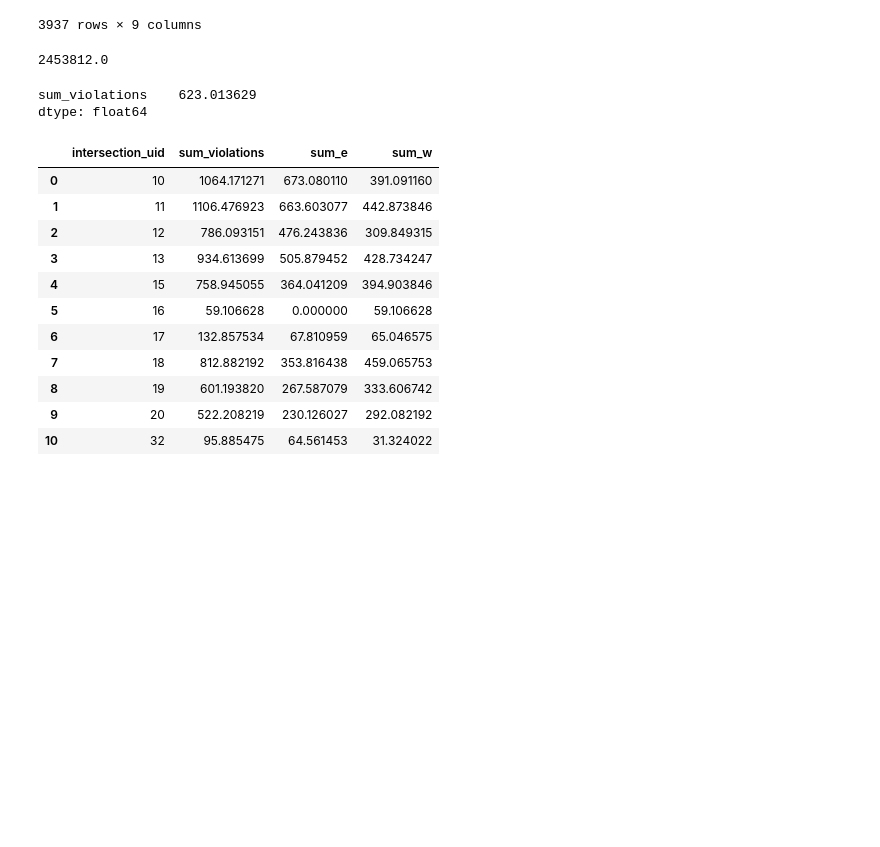
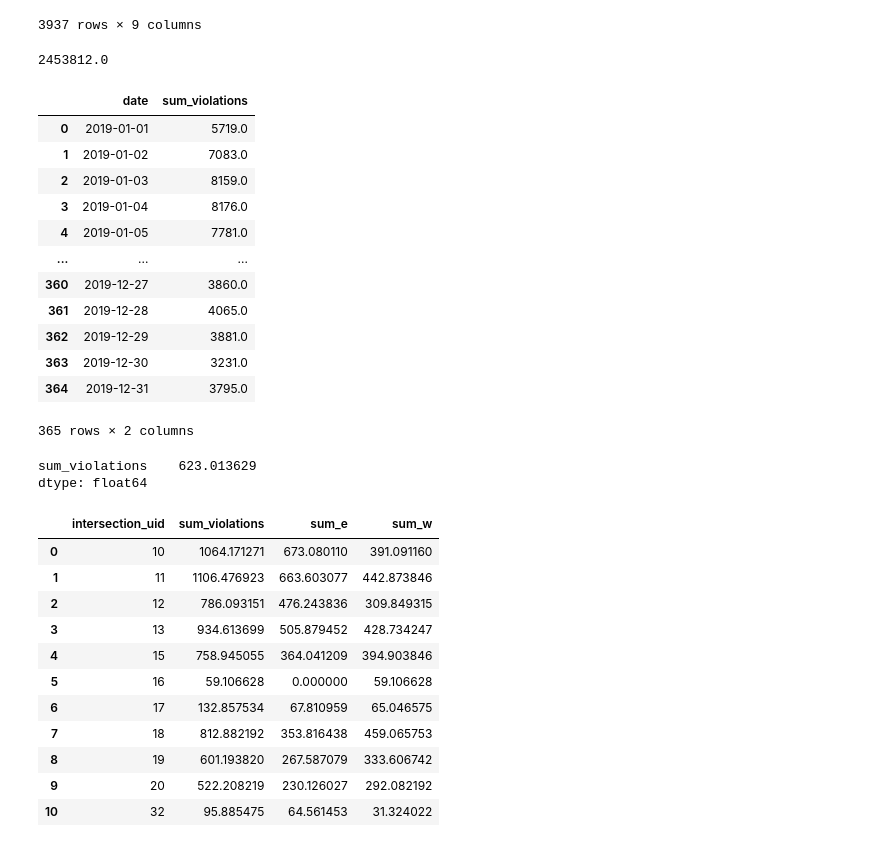
Before and after one commit to schoolofcities/king-street-toronto, a Jupyter notebook: analysis/violations2019.ipynb, the cells around one changed output. Drawn from its saved outputs; the diff is of its cells as text; code cells hidden in the pictures; blank space fills up the shorter version.

Commit message:
calculate total violations per day

```diff
--- a/analysis/violations2019.ipynb
+++ b/analysis/violations2019.ipynb
@@ -136,6 +136,25 @@ fig.show()
 df["sum_violations"].sum()
 # %% [output]
 2453812.0
+# %%
+# total violations in 2019, per day across all intersections
+resultY2019sum = df[["date", "sum_violations"]].groupby("date").aggregate("sum")
+resultY2019sum = resultY2019sum.reset_index()
+resultY2019sum
+# %% [output]
+|  | date | sum_violations |
+| 0 | 2019-01-01 | 5719.0 |
+| 1 | 2019-01-02 | 7083.0 |
+| 2 | 2019-01-03 | 8159.0 |
+| 3 | 2019-01-04 | 8176.0 |
+| 4 | 2019-01-05 | 7781.0 |
+| ... | ... | ... |
+| 360 | 2019-12-27 | 3860.0 |
+| 361 | 2019-12-28 | 4065.0 |
+| 362 | 2019-12-29 | 3881.0 |
+| 363 | 2019-12-30 | 3231.0 |
+| 364 | 2019-12-31 | 3795.0 |
+365 rows × 2 columns
 # %%
 # average violations in 2019, per day across all intersections
 resultY2019avg = df[["date", "sum_violations"]].groupby("date").aggregate("mean")
```
Also changed, not shown: parts of 1 cell of this notebook.
